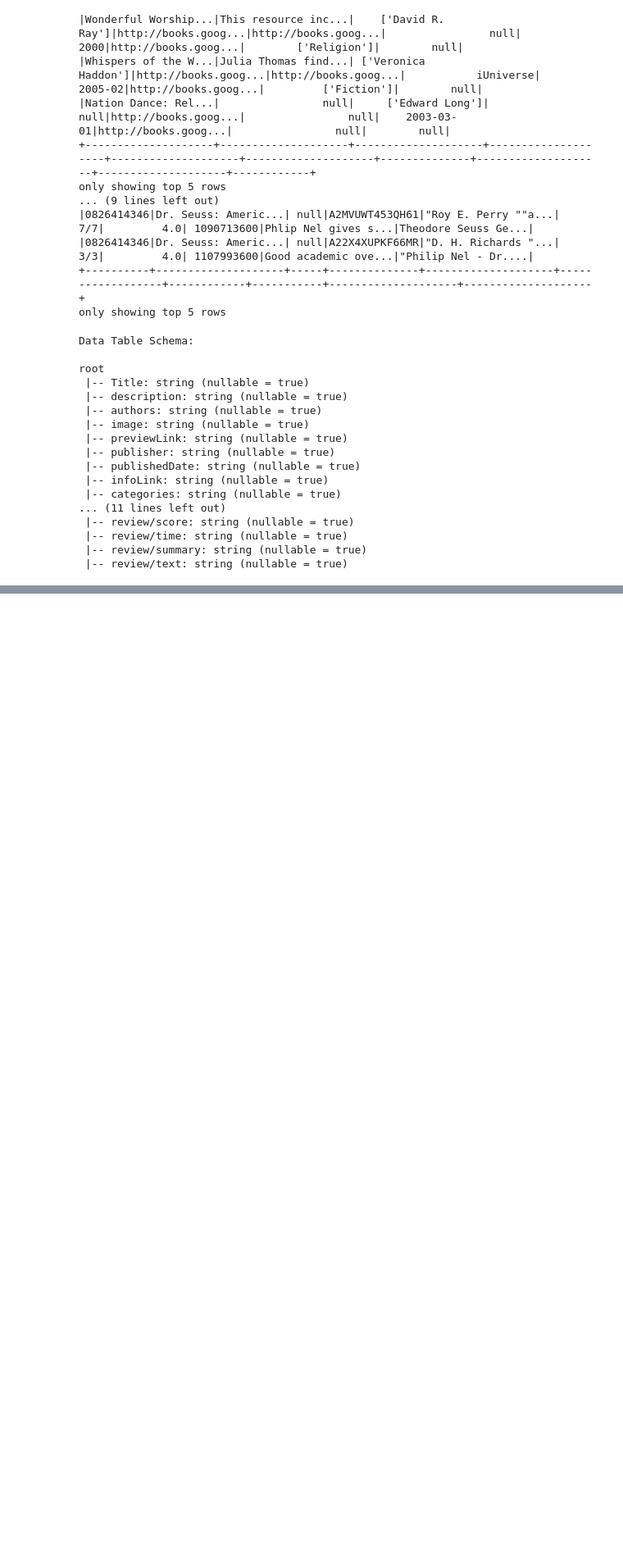
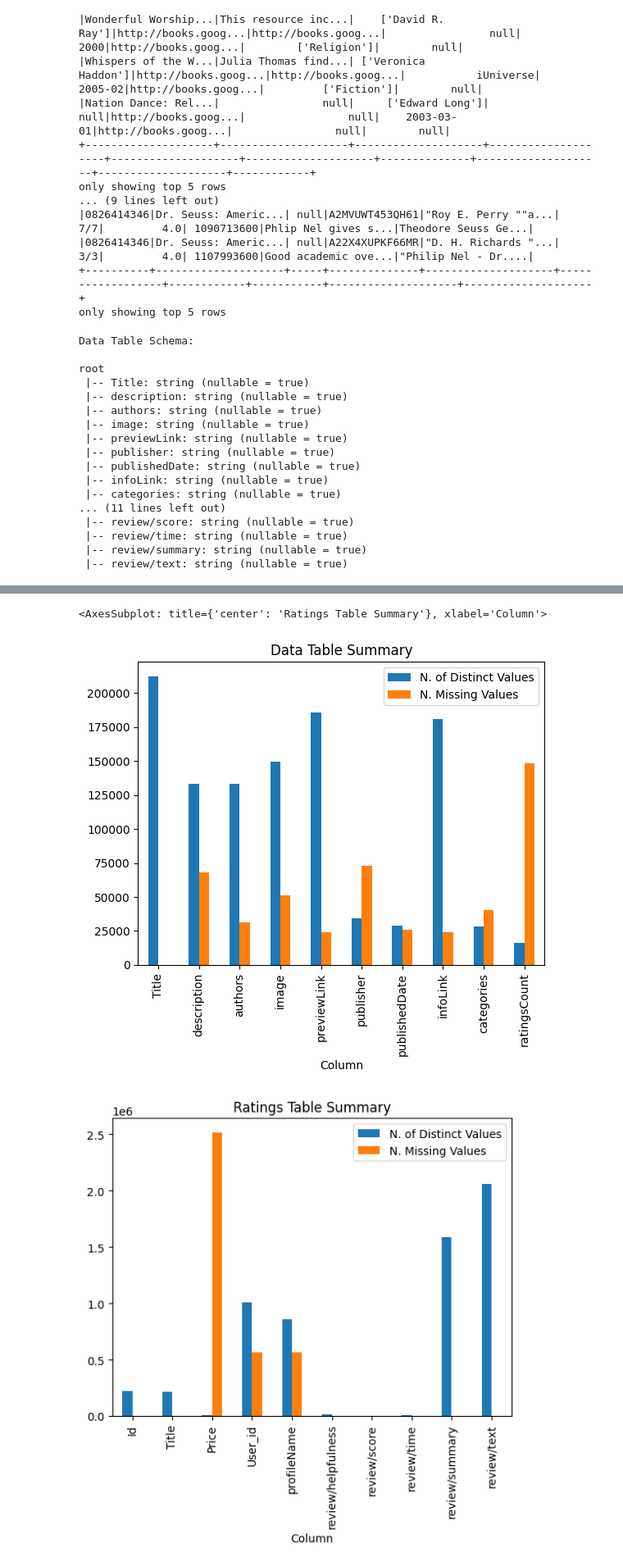
Before and after one commit to AndreaAlberti07/Amazon-books-reviews-ML, a Jupyter notebook: notebooks/spark/Spark_prior_analysis.ipynb, the cells around one changed output, grey strips where cells are left out. Shown at 82% size. Drawn from its saved outputs; the diff is of its cells as text; code cells hidden in the pictures; blank space fills up the shorter version.

Commit message:
added plots

```diff
--- a/notebooks/spark/Spark_prior_analysis.ipynb
+++ b/notebooks/spark/Spark_prior_analysis.ipynb
@@ -24,12 +32,9 @@ sc = ps.SparkContext(appName="prior_analysis")
 # Initialize the Session
 spark_session = ps.sql.SparkSession(sc)
 
-andrea_path='hdfs://localhost:9900/user/andreaalberti/book_reviews/'
-davide_path='hdfs://localhost:9900/user/davideligari/book-reviews/'
-
 # Load the data
-df_data = spark_session.read.csv(davide_path+'books_data.csv', header=True, inferSchema=True)
-df_ratings = spark_session.read.csv(davide_path+'books_rating.csv', header=True, inferSchema=True)
+df_data = spark_session.read.csv('hdfs://localhost:9900/user/andreaalberti/book_reviews/books_data.csv', header=True, inferSchema=True)
+df_ratings = spark_session.read.csv('hdfs://localhost:9900/user/andreaalberti/book_reviews/books_rating.csv', header=True, inferSchema=True)
 # %% [markdown]
 ### Data Exploration
 
@@ -128,12 +140,32 @@ Ratings Table Summary:
+# %%
+# Check for number of distinct values for each column
+n_distinct_list = []
+
+for c in df_data.columns:
+    n_distinct = df_data.select(c).distinct().count()
+    n_distinct_list.append(n_distinct)
+
+df_data_pandas = pd.DataFrame({'Column': df_data.columns, 'N. Distinct Values': n_distinct_list})
+
+n_distinct_list = []
+
+for c in df_ratings.columns:
+    n_distinct = df_ratings.select(c).distinct().count()
+    n_distinct_list.append(n_distinct)
+
+df_ratings_pandas = pd.DataFrame({'Column': df_ratings.columns, 'N. Distinct Values': n_distinct_list})
 # %%
 from pyspark.sql.functions import col, count, when
 
 # Check for missing values
-print('Data Table Missing Values: \n')
-df_data.select([count(when(col(c).isNull(), c)).alias(c) for c in df_data.columns]).show()
+df_data_pandas_tmp = df_data.select([sum(col(c).isNull().cast('int')).alias(c) for c in df_data.columns]).toPandas()
+# Add to the pandas summary dataframe
+df_data_pandas['N. Missing Values'] = df_data_pandas_tmp.loc[0, :].tolist()
 
-print('Ratings Table Missing Values: \n')
-df_ratings.select([count(when(col(c).isNull(), c)).alias(c) for c in df_ratings.columns]).show()
+# Check for missing values
+df_ratings_pandas_tmp = df_ratings.select([sum(col(c).isNull().cast('int')).alias(c) for c in df_ratings.columns]).toPandas()
+# Add to the pandas summary dataframe
+df_ratings_pandas['N. Missing Values'] = df_ratings_pandas_tmp.loc[0, :].tolist()
 # %% [output]
 Data Table Missing Values:
 
@@ -152,0 +173,10 @@ Ratings Table Missing Values:
+# %%
+#df_data_pandas.set_index('Column', inplace=True)
+df_data_pandas.plot(title='Data Table Summary', kind='bar')
+
+#df_ratings_pandas.set_index('Column', inplace=True)
+df_ratings_pandas.plot(title='Ratings Table Summary', kind='bar')
+# %% [output]
+<AxesSubplot: title={'center': 'Ratings Table Summary'}, xlabel='Column'>
+[figure, added]
+[figure, added]
```
Also changed, not shown: parts of 6 cells of this notebook.
